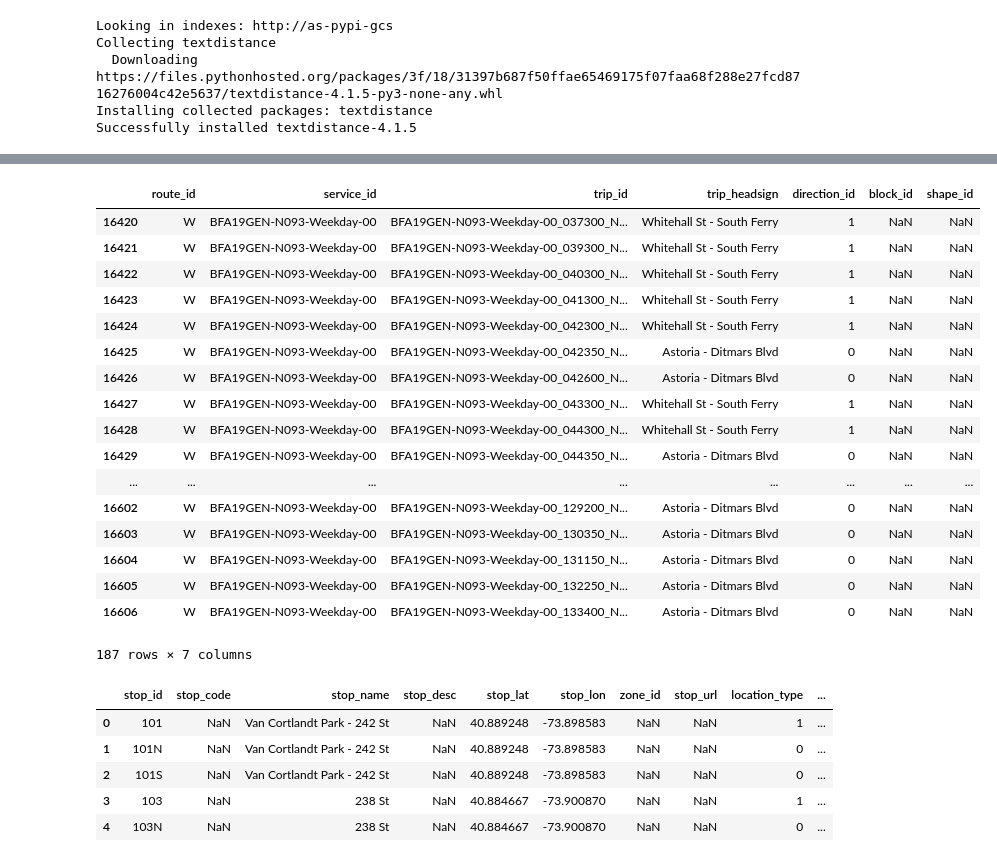
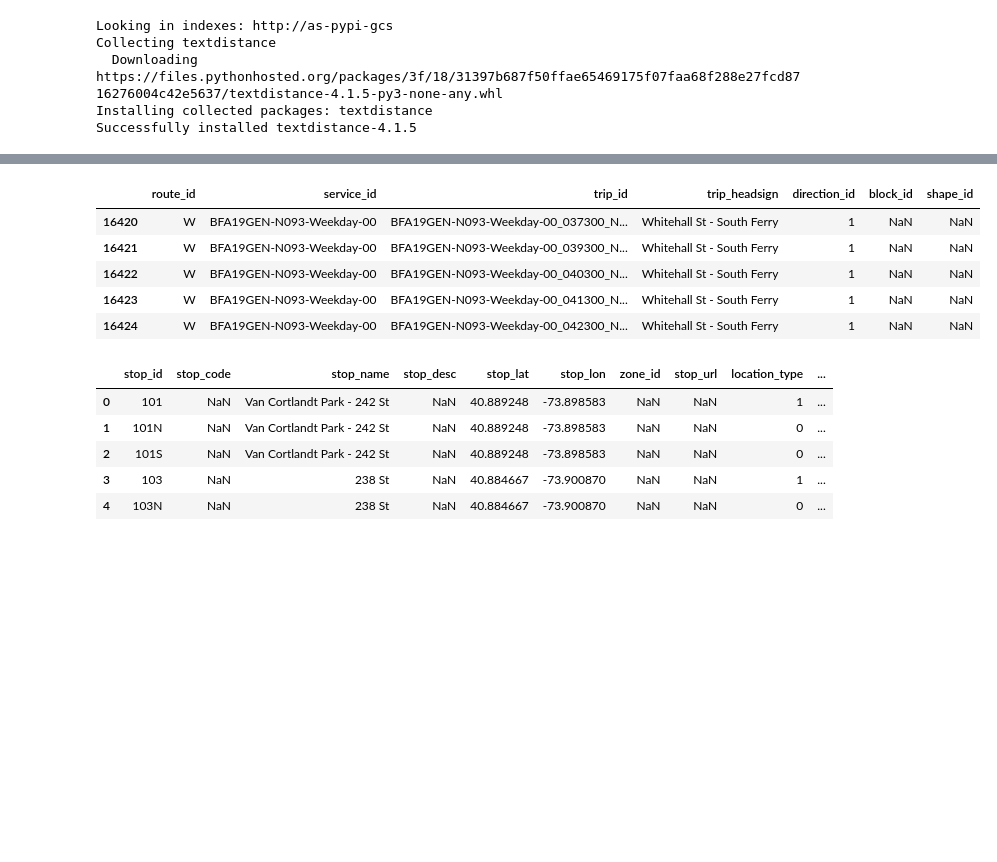
Before and after one commit to tsdataclinic/mta, a Jupyter notebook: notebooks/network/GTFS_Elevator_map.ipynb, the cells around one changed output, grey strips where cells are left out. Drawn from its saved outputs; the diff is of its cells as text; code cells hidden in the pictures; blank space fills up the shorter version.

```diff
--- a/notebooks/network/GTFS_Elevator_map.ipynb
+++ b/notebooks/network/GTFS_Elevator_map.ipynb
@@ -128,24 +55,15 @@ routes = pd.read()
+# %%
+routes = pd.read_csv('../../data/raw/google_transit/routes.txt')
+trips = pd.read_csv('../../data/raw/google_transit/trips.txt')
 # %%
-trips[trips.route_id == 'W']
+trips[trips.route_id == 'W'].head()
 # %% [output]
 |  | route_id | service_id | trip_id | trip_headsign | direction_id | block_id | shape_id |
 | 16420 | W | BFA19GEN-N093-Weekday-00 | BFA19GEN-N093-Weekday-00_037300_N... | Whitehall St - South Ferry | 1 | NaN | NaN |
 | 16421 | W | BFA19GEN-N093-Weekday-00 | BFA19GEN-N093-Weekday-00_039300_N... | Whitehall St - South Ferry | 1 | NaN | NaN |
 | 16422 | W | BFA19GEN-N093-Weekday-00 | BFA19GEN-N093-Weekday-00_040300_N... | Whitehall St - South Ferry | 1 | NaN | NaN |
 | 16423 | W | BFA19GEN-N093-Weekday-00 | BFA19GEN-N093-Weekday-00_041300_N... | Whitehall St - South Ferry | 1 | NaN | NaN |
 | 16424 | W | BFA19GEN-N093-Weekday-00 | BFA19GEN-N093-Weekday-00_042300_N... | Whitehall St - South Ferry | 1 | NaN | NaN |
-| 16425 | W | BFA19GEN-N093-Weekday-00 | BFA19GEN-N093-Weekday-00_042350_N... | Astoria - Ditmars Blvd | 0 | NaN | NaN |
-| 16426 | W | BFA19GEN-N093-Weekday-00 | BFA19GEN-N093-Weekday-00_042600_N... | Astoria - Ditmars Blvd | 0 | NaN | NaN |
-| 16427 | W | BFA19GEN-N093-Weekday-00 | BFA19GEN-N093-Weekday-00_043300_N... | Whitehall St - South Ferry | 1 | NaN | NaN |
-| 16428 | W | BFA19GEN-N093-Weekday-00 | BFA19GEN-N093-Weekday-00_044300_N... | Whitehall St - South Ferry | 1 | NaN | NaN |
-| 16429 | W | BFA19GEN-N093-Weekday-00 | BFA19GEN-N093-Weekday-00_044350_N... | Astoria - Ditmars Blvd | 0 | NaN | NaN |
-| ... | ... | ... | ... | ... | ... | ... | ... |
-| 16602 | W | BFA19GEN-N093-Weekday-00 | BFA19GEN-N093-Weekday-00_129200_N... | Astoria - Ditmars Blvd | 0 | NaN | NaN |
-| 16603 | W | BFA19GEN-N093-Weekday-00 | BFA19GEN-N093-Weekday-00_130350_N... | Astoria - Ditmars Blvd | 0 | NaN | NaN |
-| 16604 | W | BFA19GEN-N093-Weekday-00 | BFA19GEN-N093-Weekday-00_131150_N... | Astoria - Ditmars Blvd | 0 | NaN | NaN |
-| 16605 | W | BFA19GEN-N093-Weekday-00 | BFA19GEN-N093-Weekday-00_132250_N... | Astoria - Ditmars Blvd | 0 | NaN | NaN |
-| 16606 | W | BFA19GEN-N093-Weekday-00 | BFA19GEN-N093-Weekday-00_133400_N... | Astoria - Ditmars Blvd | 0 | NaN | NaN |
-187 rows × 7 columns
 # %%
 '''
 Subset routes_wkd to contain line, fuzzy match station name (to upper) with stop_name and name_cur
```
Also changed, not shown: parts of 35 cells of this notebook, 1 other file.
